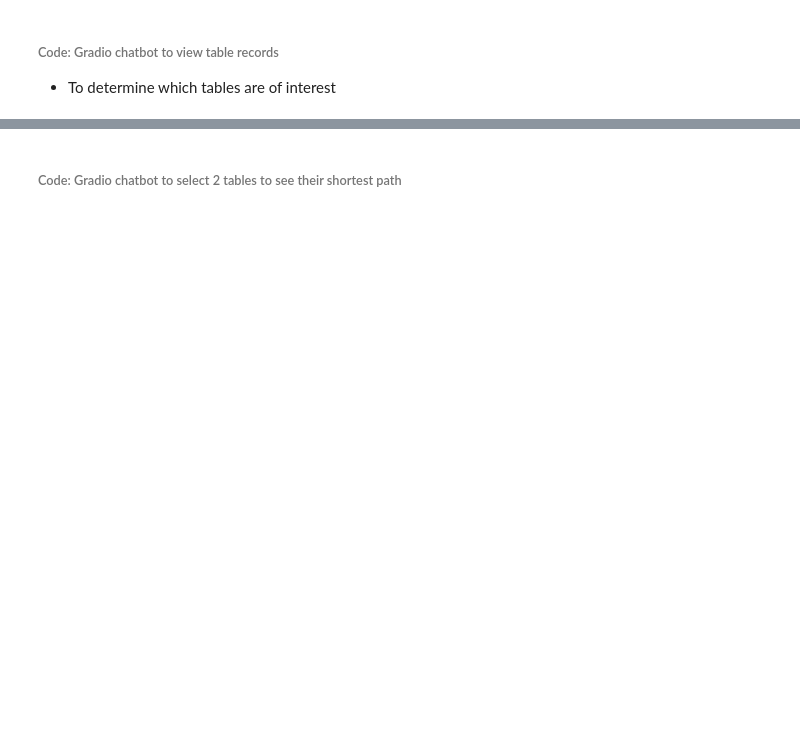
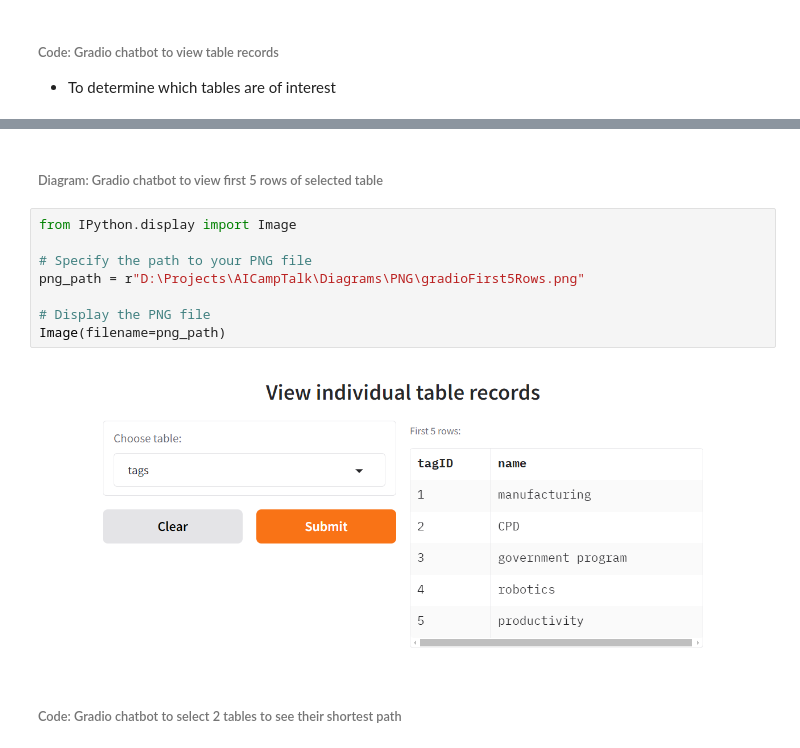
Before and after one commit to georgejaymcmc/AICampKGTalk, a Jupyter notebook: AICampKGTalk.ipynb, the cells around one changed output, grey strips where cells are left out. Cells and saved outputs as stored; diff of their text form; blank space fills up the shorter version.

```diff
--- a/AICampKGTalk.ipynb
+++ b/AICampKGTalk.ipynb
@@ -817,6 +879,18 @@ demo.launch()  # Disable flagging button
 
 To create a public link, set `share=True` in `launch()`.
 [interactive output not drawn]
+# %% [markdown]
+###### Diagram: Gradio chatbot to view first 5 rows of selected table
+# %%
+from IPython.display import Image
+
+# Specify the path to your PNG file
+png_path = r"D:\Projects\AICampTalk\Diagrams\PNG\gradioFirst5Rows.png"
+
+# Display the PNG file
+Image(filename=png_path)
+# %% [output]
+[figure, added]
 # %% [markdown]
 ###### Code: Gradio chatbot to select 2 tables to see their shortest path
 # %%
```
Also changed, not shown: parts of 28 cells of this notebook, 15 other files.
